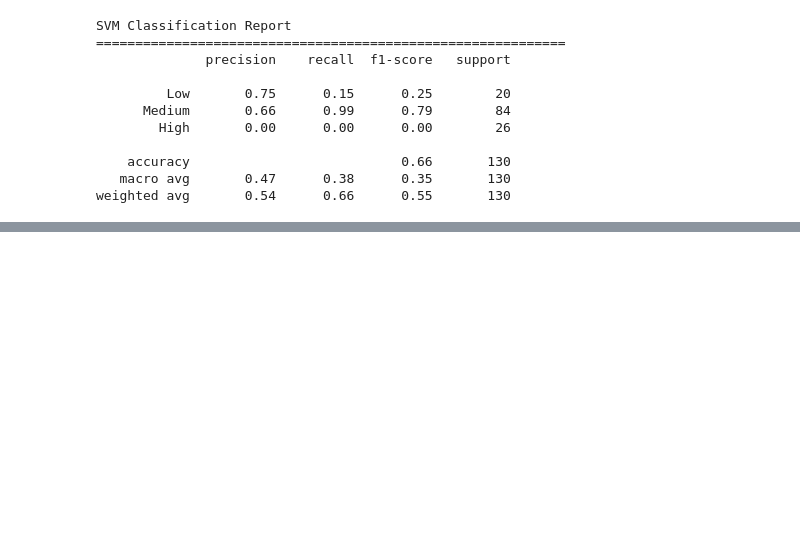
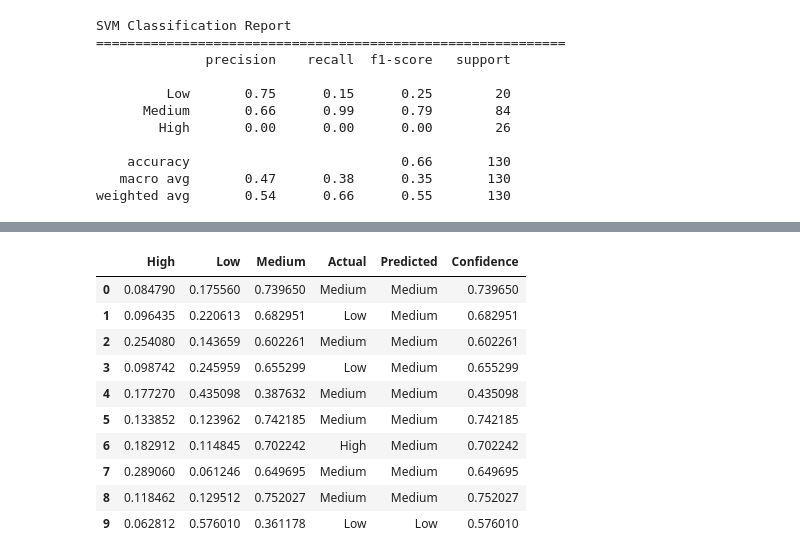
Before and after one commit to lightcode01-oss/IYB_INTERNSHIP, a Jupyter notebook: Day_12_SVM_Classification_Model.ipynb, the cells around one changed output, grey strips where cells are left out. Saved outputs shown, nothing was run; the diff lists cells and outputs as text; code cells hidden in the pictures; blank space fills up the shorter version.

```diff
--- a/Day_12_SVM_Classification_Model.ipynb
+++ b/Day_12_SVM_Classification_Model.ipynb
@@ -701,0 +816,30 @@ weighted avg       0.54      0.66      0.55       130
+# %%
+# Generate probability predictions
+
+svm_probabilities = svm_pipeline.predict_proba(X_test)
+
+probability_df = pd.DataFrame(
+    svm_probabilities,
+    columns=svm_pipeline.classes_
+)
+
+probability_df["Actual"] = y_test.reset_index(drop=True)
+probability_df["Predicted"] = y_test_pred
+
+probability_df["Confidence"] = probability_df[
+    svm_pipeline.classes_
+].max(axis=1)
+
+display(probability_df.head(10))
+# %% [output]
+|  | High | Low | Medium | Actual | Predicted | Confidence |
+| 0 | 0.084790 | 0.175560 | 0.739650 | Medium | Medium | 0.739650 |
+| 1 | 0.096435 | 0.220613 | 0.682951 | Low | Medium | 0.682951 |
+| 2 | 0.254080 | 0.143659 | 0.602261 | Medium | Medium | 0.602261 |
+| 3 | 0.098742 | 0.245959 | 0.655299 | Low | Medium | 0.655299 |
+| 4 | 0.177270 | 0.435098 | 0.387632 | Medium | Medium | 0.435098 |
+| 5 | 0.133852 | 0.123962 | 0.742185 | Medium | Medium | 0.742185 |
+| 6 | 0.182912 | 0.114845 | 0.702242 | High | Medium | 0.702242 |
+| 7 | 0.289060 | 0.061246 | 0.649695 | Medium | Medium | 0.649695 |
+| 8 | 0.118462 | 0.129512 | 0.752027 | Medium | Medium | 0.752027 |
+| 9 | 0.062812 | 0.576010 | 0.361178 | Low | Low | 0.576010 |
```
Also changed, not shown: parts of 7 cells of this notebook.
